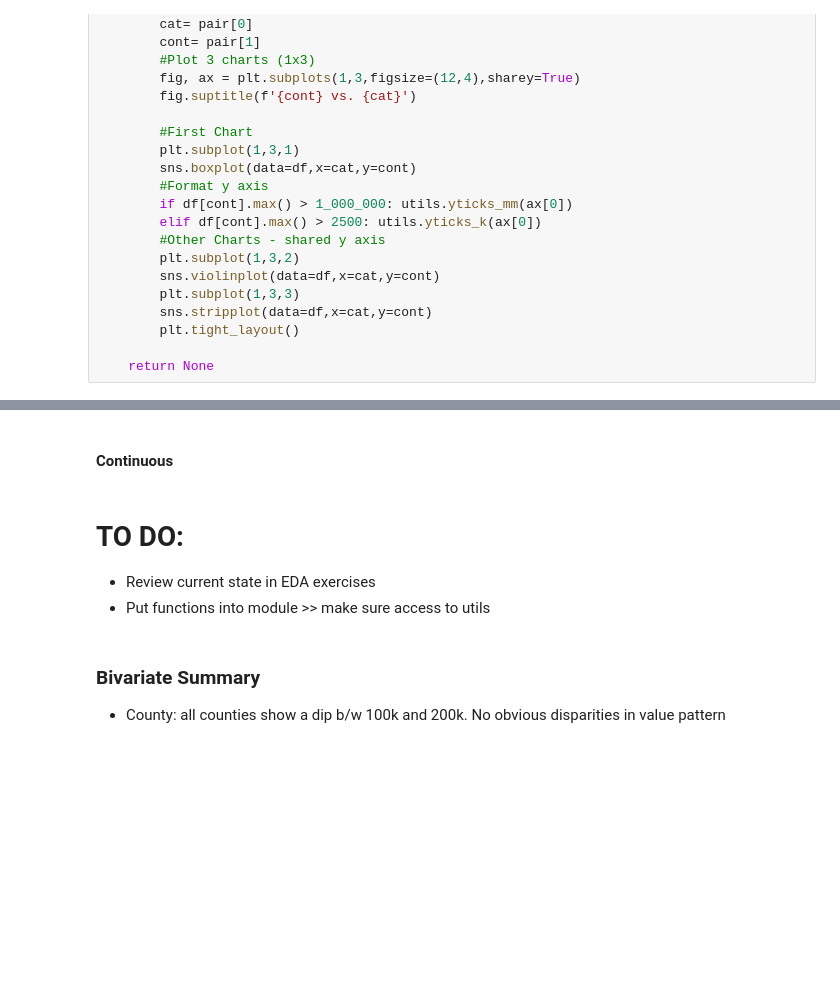
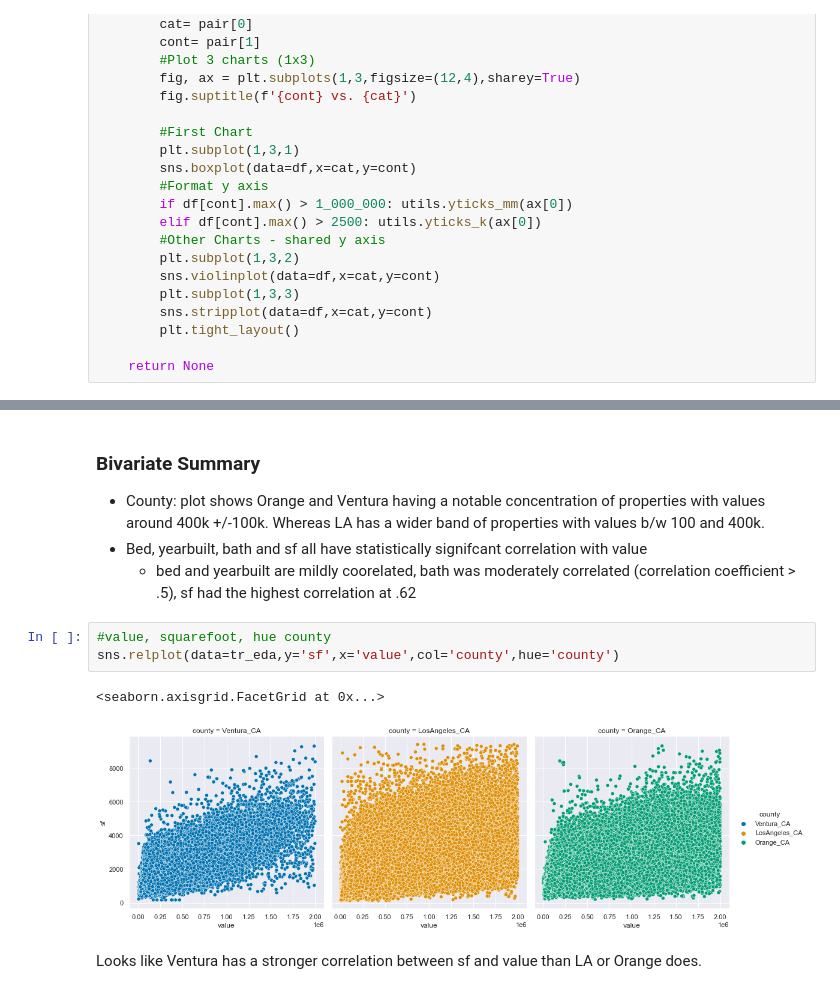
Before and after one commit to Cayt-Schlichting/regression-exercises, a Jupyter notebook: eda.ipynb, the cells around one changed output, grey strips where cells are left out. Cells and saved outputs as stored; diff of their text form; blank space fills up the shorter version.

```diff
--- a/eda.ipynb
+++ b/eda.ipynb
@@ -244,9 +279,13 @@ plot_cat_and_continuous(tr_eda)
-# %% [markdown]
-#### Continuous
-# %% [markdown]
-# TO DO:
-- Review current state in EDA exercises
-- Put functions into module >> make sure access to utils
 # %% [markdown]
 ### Bivariate Summary
-- County: all counties show a dip b/w 100k and 200k.  No obvious disparities in value pattern
+- County: plot shows Orange and Ventura having a notable concentration of properties with values around 400k +/-100k. Whereas LA has a wider band of properties with values b/w 100 and 400k.
+- Bed, yearbuilt, bath and sf all have statistically signifcant correlation with value
+  - bed and yearbuilt are mildly coorelated, bath was moderately correlated (correlation coefficient > .5), sf had the highest correlation at .62
+# %%
+#value, squarefoot, hue county
+sns.relplot(data=tr_eda,y='sf',x='value',col='county',hue='county')
+# %% [output]
+<seaborn.axisgrid.FacetGrid at 0x...>
+[figure, added]
+# %% [markdown]
+Looks like Ventura has a stronger correlation between sf and value than LA or Orange does.
```
Also changed, not shown: parts of 4 cells of this notebook, 1 other file.
